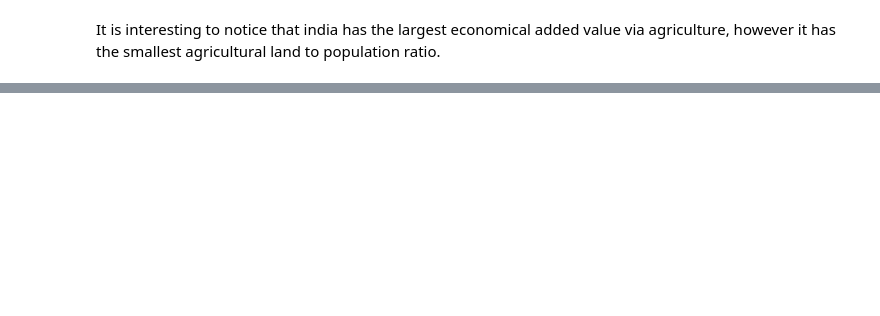
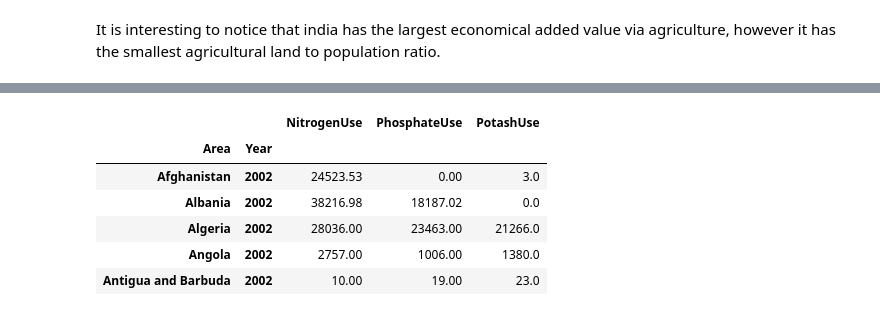
Before and after one commit to shivz7/ADA, a Jupyter notebook: food_and_agricultural_trends.ipynb, the cells around one changed output, grey strips where cells are left out. Drawn from its saved outputs; the diff is of its cells as text; code cells hidden in the pictures; blank space fills up the shorter version.

```diff
--- a/food_and_agricultural_trends.ipynb
+++ b/food_and_agricultural_trends.ipynb
@@ -991,0 +1296,34 @@ It is interesting to notice that india has the largest economical added value vi
+# %%
+#Meltdf.Year = Meltdf.Year.str.replace('Y','')
+Meltdf.Year = Meltdf.Year.astype('int64')
+
+# split fertilisers, take nitrogen
+colnitrogen = Meltdf[Meltdf.Item=='Nutrient nitrogen N (total)']
+colnitrogen = colnitrogen[['Area','Year','Value']]
+colnitrogen.columns=['Area','Year','NitrogenUse']
+colnitrogen = colnitrogen.set_index(['Area','Year'])
+
+# take phosphate
+colpho = Meltdf[Meltdf.Item=='Nutrient phosphate P2O5 (total)']
+colpho = colpho[['Area','Year','Value']]
+colpho.columns=['Area','Year','PhosphateUse']
+colpho = colpho.set_index(['Area','Year'])
+
+# take potash
+colpot = Meltdf[Meltdf.Item=='Nutrient potash K2O (total)']
+colpot = colpot[['Area','Year','Value']]
+colpot.columns=['Area','Year','PotashUse']
+colpot = colpot.set_index(['Area','Year'])
+
+# merge all
+tmp = pd.merge(colnitrogen,colpho, left_index=True,right_index=True)
+mergeFert = tmp.merge(colpot, left_index=True,right_index=True)
+mergeFert.head()
+# %% [output]
+|  |  | NitrogenUse | PhosphateUse | PotashUse |
+| Area | Year |  |  |  |
+| Afghanistan | 2002 | 24523.53 | 0.00 | 3.0 |
+| Albania | 2002 | 38216.98 | 18187.02 | 0.0 |
+| Algeria | 2002 | 28036.00 | 23463.00 | 21266.0 |
+| Angola | 2002 | 2757.00 | 1006.00 | 1380.0 |
+| Antigua and Barbuda | 2002 | 10.00 | 19.00 | 23.0 |
```
Also changed, not shown: parts of 88 cells of this notebook, 18 other files.
